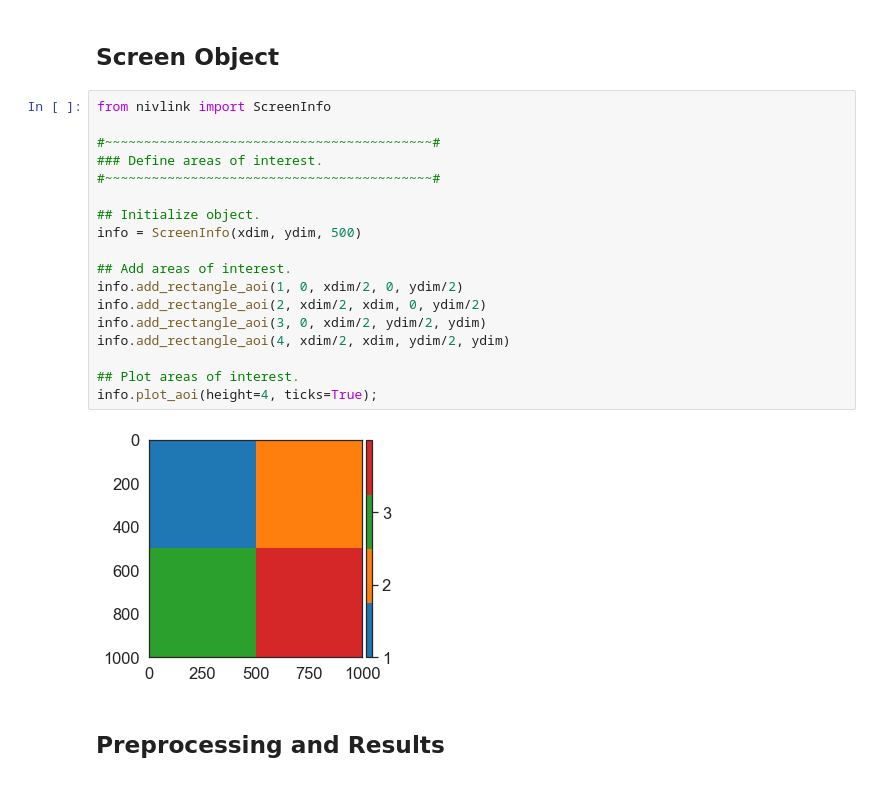
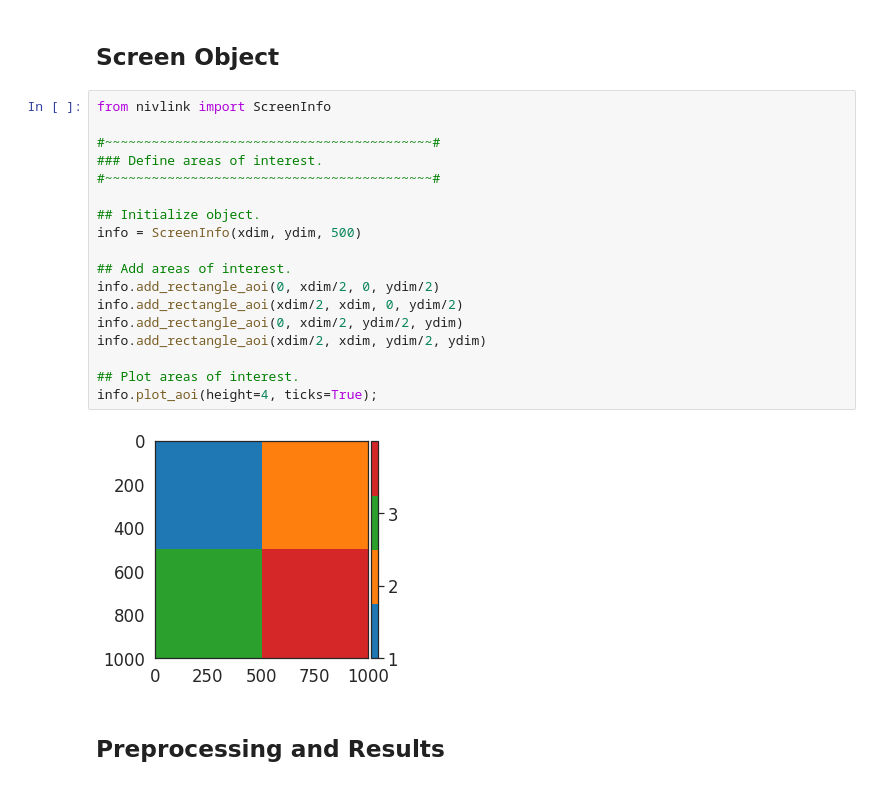
Before and after one commit to nivlab/NivLink, a Jupyter notebook: examples/demo.ipynb, the cells around one changed output. Drawn from its saved outputs; the diff is of its cells as text.

```diff
--- a/examples/demo.ipynb
+++ b/examples/demo.ipynb
@@ -63,23 +63,23 @@ plt.tight_layout()
 # %%
 from nivlink import ScreenInfo
 
 #~~~~~~~~~~~~~~~~~~~~~~~~~~~~~~~~~~~~~~~~~~#
 ### Define areas of interest.
 #~~~~~~~~~~~~~~~~~~~~~~~~~~~~~~~~~~~~~~~~~~#
 
 ## Initialize object.
 info = ScreenInfo(xdim, ydim, 500)
 
 ## Add areas of interest.
-info.add_rectangle_aoi(1, 0, xdim/2, 0, ydim/2)
-info.add_rectangle_aoi(2, xdim/2, xdim, 0, ydim/2)
-info.add_rectangle_aoi(3, 0, xdim/2, ydim/2, ydim)
-info.add_rectangle_aoi(4, xdim/2, xdim, ydim/2, ydim)
+info.add_rectangle_aoi(0, xdim/2, 0, ydim/2)
+info.add_rectangle_aoi(xdim/2, xdim, 0, ydim/2)
+info.add_rectangle_aoi(0, xdim/2, ydim/2, ydim)
+info.add_rectangle_aoi(xdim/2, xdim, ydim/2, ydim)
 
 ## Plot areas of interest.
 info.plot_aoi(height=4, ticks=True);
 # %% [output]
-[figure, old version]
+[figure, new version]
 # %% [markdown]
 ## Preprocessing and Results
 # %%
```
Also changed, not shown: parts of 2 cells of this notebook, 1 other file.
